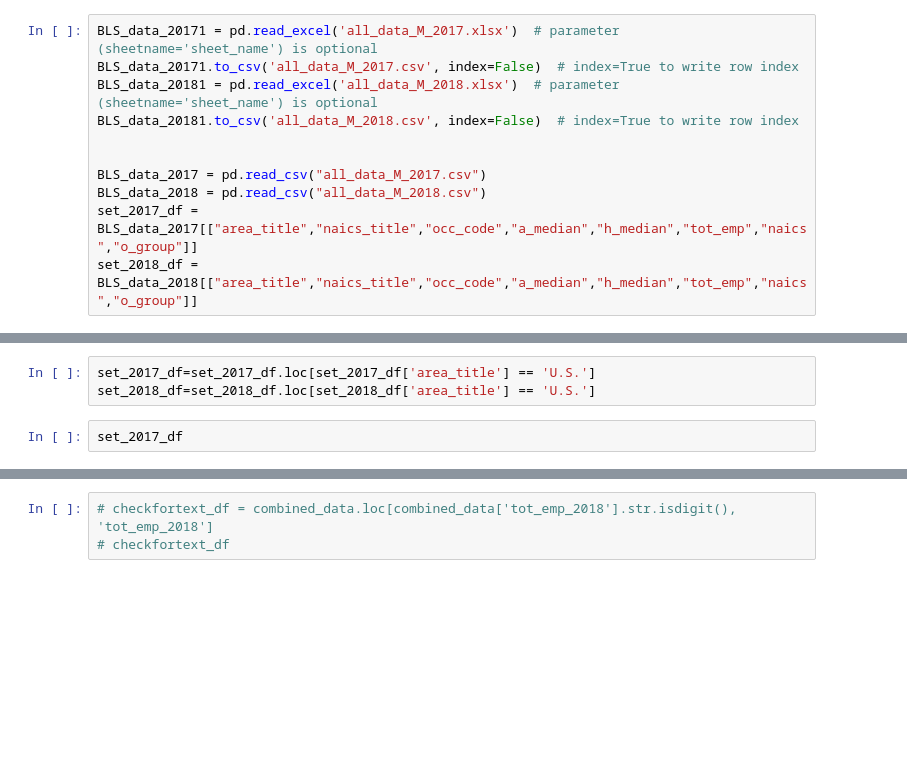
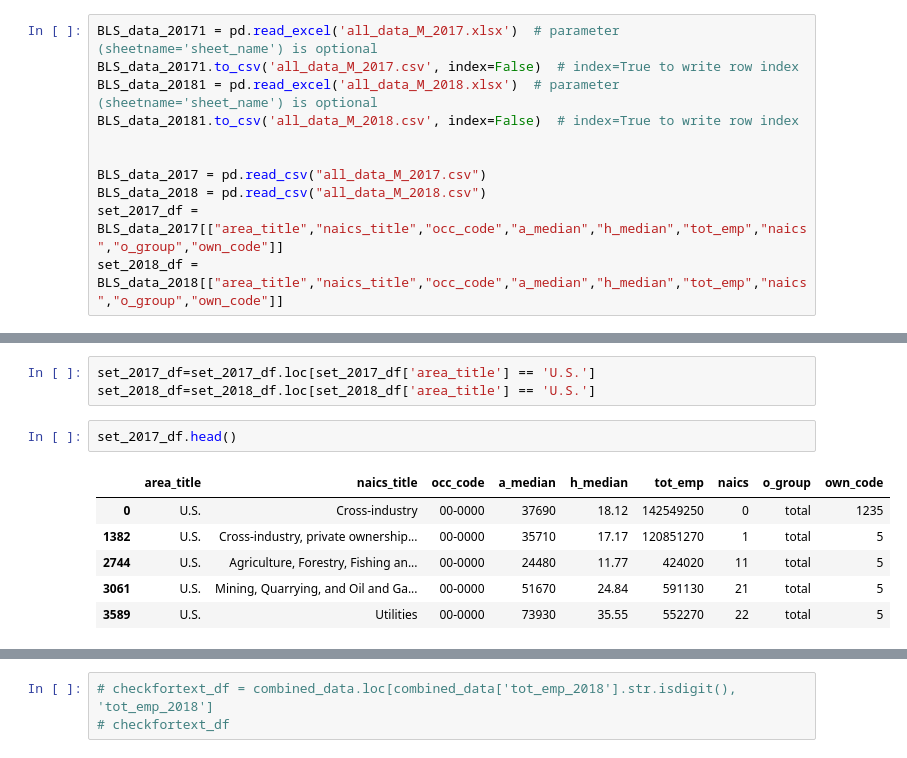
Before and after one commit to dshakoory/UCI_project1, a Jupyter notebook: Industry.ipynb, the cells around one changed output, grey strips where cells are left out. Cells and saved outputs as stored; diff of their text form; blank space fills up the shorter version.

```diff
--- a/Industry.ipynb
+++ b/Industry.ipynb
@@ -13,7 +14,7 @@ BLS_data_20181.to_csv('all_data_M_2018.csv', index=False)  # index=True to write
 
 BLS_data_2017 = pd.read_csv("all_data_M_2017.csv")
 BLS_data_2018 = pd.read_csv("all_data_M_2018.csv")
-set_2017_df = BLS_data_2017[["area_title","naics_title","occ_code","a_median","h_median","tot_emp","naics","o_group"]]
-set_2018_df = BLS_data_2018[["area_title","naics_title","occ_code","a_median","h_median","tot_emp","naics","o_group"]]
+set_2017_df = BLS_data_2017[["area_title","naics_title","occ_code","a_median","h_median","tot_emp","naics","o_group","own_code"]]
+set_2018_df = BLS_data_2018[["area_title","naics_title","occ_code","a_median","h_median","tot_emp","naics","o_group","own_code"]]
 # %%
 set_2017_df
@@ -24,6 +44,13 @@ set_2018_df=set_2018_df.loc[set_2018_df['o_group'] == 'total']
 set_2017_df=set_2017_df.loc[set_2017_df['area_title'] == 'U.S.']
 set_2018_df=set_2018_df.loc[set_2018_df['area_title'] == 'U.S.']
 # %%
-set_2017_df
+set_2017_df.head()
+# %% [output]
+|  | area_title | naics_title | occ_code | a_median | h_median | tot_emp | naics | o_group | own_code |
+| 0 | U.S. | Cross-industry | 00-0000 | 37690 | 18.12 | 142549250 | 0 | total | 1235 |
+| 1382 | U.S. | Cross-industry, private ownership... | 00-0000 | 35710 | 17.17 | 120851270 | 1 | total | 5 |
+| 2744 | U.S. | Agriculture, Forestry, Fishing an... | 00-0000 | 24480 | 11.77 | 424020 | 11 | total | 5 |
+| 3061 | U.S. | Mining, Quarrying, and Oil and Ga... | 00-0000 | 51670 | 24.84 | 591130 | 21 | total | 5 |
+| 3589 | U.S. | Utilities | 00-0000 | 73930 | 35.55 | 552270 | 22 | total | 5 |
 # %%
 combined_data = pd.merge(set_2017_df, set_2018_df, on="occ_code", suffixes=('_2017', '_2018'), how='inner')
```
Also changed, not shown: parts of 31 cells of this notebook, 1 other file.
